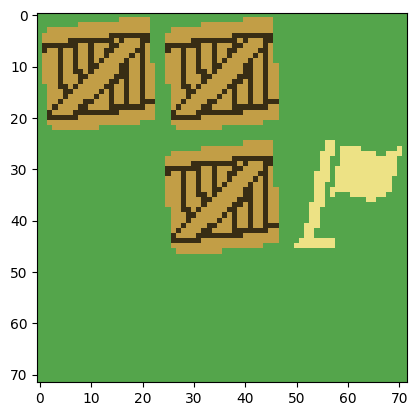
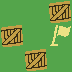
Code edit (unified diff) that turned the first committed figure into the second:
--- before
+++ after
@@ -2,25 +2,6 @@
 
 for decl in model.decls():
-  if decl.name() == 'env_1':
+  if decl.name() == 'env_2':
     env_z3 = model[decl]
 
-level = PIL.Image.new('RGB', size=(24*n, 24*n), color='#54a54b')
-
-for i in range(n**2):
-  x = i % n
-  y = i // n
-  
-  e = model.evaluate(env_z3[i]).as_long()
-  img = None
-  
-  if e != 0:
-    if e == 1:
-      img = wall_sprite
-    elif e == 2:
-      img = goal_sprite
-    elif e == 3:
-      img = box_sprite
-    
-    level.paste(img, box=(24*x, 24*y))
-
-plt.imshow(level)
+image_gen.generate(model, env_z3, n)

Commit: generating images of levels